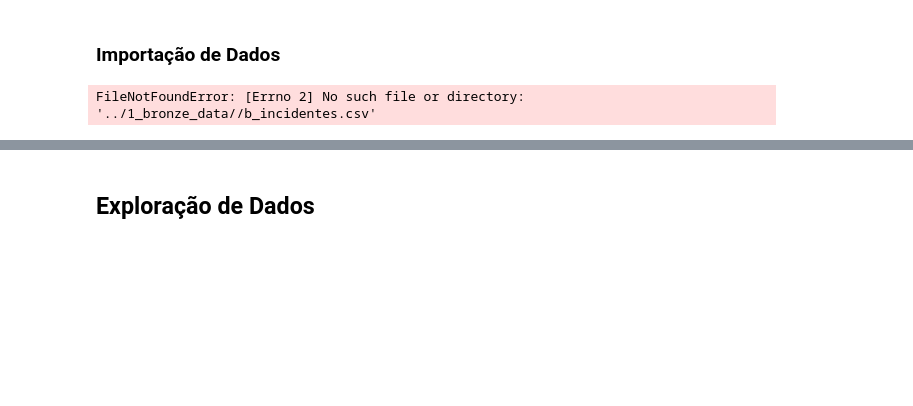
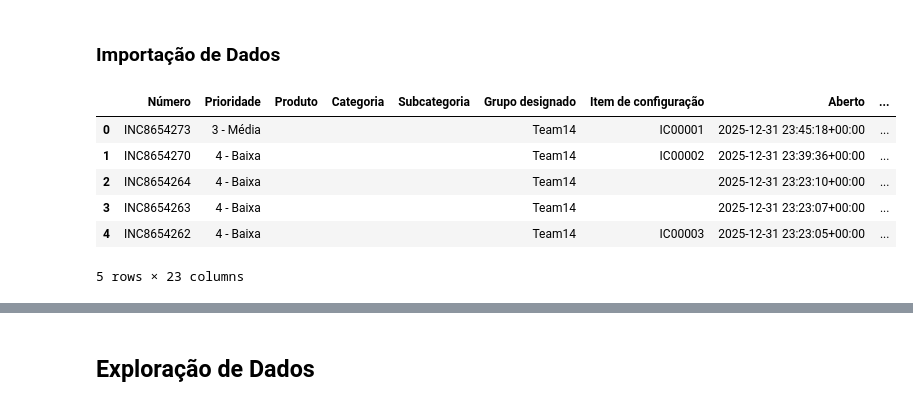
Before and after one commit to jffdevbr/challenge_locaweb, a Jupyter notebook: notebooks/data_exploration_pandas_version.ipynb, the cells around one changed output, grey strips where cells are left out. Cells and saved outputs as stored; diff of their text form; code cells hidden in the pictures; blank space fills up the shorter version.

```diff
--- a/notebooks/data_exploration_pandas_version.ipynb
+++ b/notebooks/data_exploration_pandas_version.ipynb
@@ -39,13 +38,18 @@ pio.renderers.default = "browser"
 # %% [markdown]
 ### Importação de Dados
-# %%
-df = pd.read_csv(
-    f"{BASE_PATH}/b_incidentes.csv",
-    sep=";",
-    encoding="ISO-8859-1",
-    low_memory=False
-)
-# %% [output]
-FileNotFoundError: [Errno 2] No such file or directory: '../1_bronze_data//b_incidentes.csv'
+# %%
+pasta_csv = f"{BASE_PATH}b_incidentes.csv"
+parse_options = pcsv.ParseOptions(delimiter=";")
+read_options = pcsv.ReadOptions(encoding="ISO-8859-1")
+dataset = ds.dataset(pasta_csv, format=ds.CsvFileFormat(parse_options=parse_options, read_options=read_options))
+df = dataset.to_table().to_pandas()
 # %%
-df.head(20)
+df.head(5)
+# %% [output]
+|  | Número | Prioridade | Produto | Categoria | Subcategoria | Grupo designado | Item de configuração | Aberto | ... |
+| 0 | INC8654273 | 3 - Média |  |  |  | Team14 | IC00001 | 2025-12-31 23:45:18+00:00 | ... |
+| 1 | INC8654270 | 4 - Baixa |  |  |  | Team14 | IC00002 | 2025-12-31 23:39:36+00:00 | ... |
+| 2 | INC8654264 | 4 - Baixa |  |  |  | Team14 |  | 2025-12-31 23:23:10+00:00 | ... |
+| 3 | INC8654263 | 4 - Baixa |  |  |  | Team14 |  | 2025-12-31 23:23:07+00:00 | ... |
+| 4 | INC8654262 | 4 - Baixa |  |  |  | Team14 | IC00003 | 2025-12-31 23:23:05+00:00 | ... |
+5 rows × 23 columns
```
Also changed, not shown: parts of 14 cells of this notebook.
